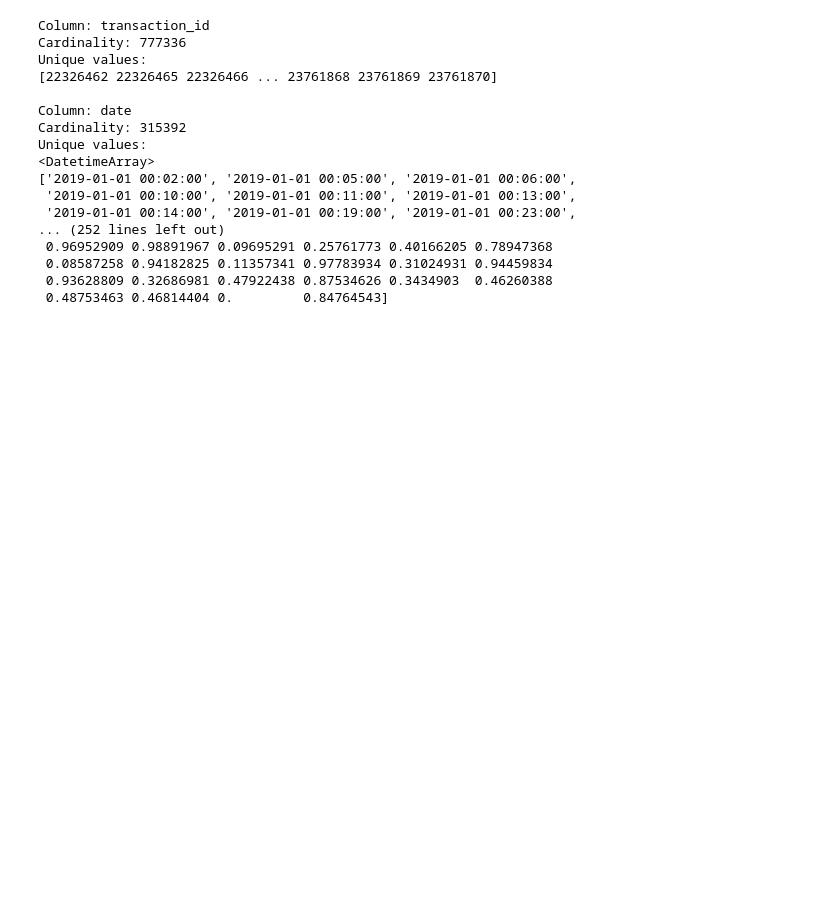
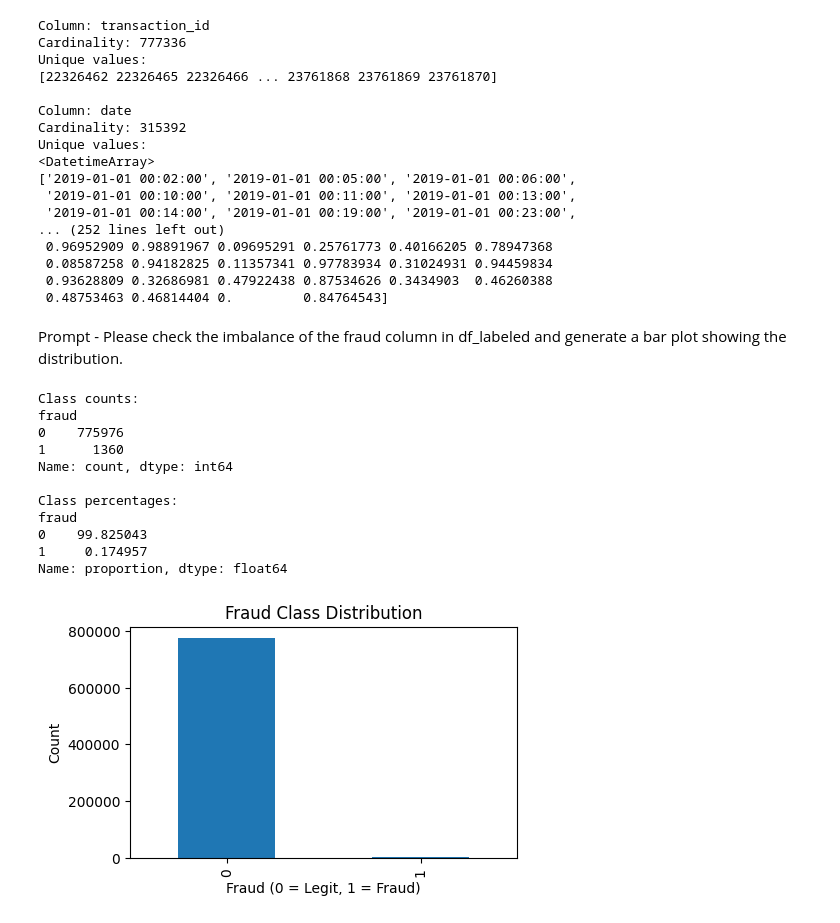
Before and after one commit to journalss2002-gif/DataMining-Fall2025-Project, a Jupyter notebook: data_cleaning.ipynb, the cells around one changed output. Drawn from its saved outputs; the diff is of its cells as text; code cells hidden in the pictures; blank space fills up the shorter version.

```diff
--- a/data_cleaning.ipynb
+++ b/data_cleaning.ipynb
@@ -433,5 +433,41 @@ Unique values:
  0.48753463 0.46814404 0.         0.84764543]
 # %%
 df_labeled = df_labeled.drop(columns=["date", "acct_open_date", "amount", "credit_limit", "total_debt", "yearly_income", "credit_score"])
+# %% [markdown]
+Prompt - Please check the imbalance of the fraud column in df_labeled and generate a bar plot showing the distribution.
+# %%
+# 1. Make sure fraud is encoded as 0/1
+df_labeled['fraud'] = df_labeled['fraud'].astype(int)
+
+# 2. Count raw number of fraud vs non-fraud
+print("Class counts:")
+print(df_labeled['fraud'].value_counts())
+
+# 3. Percentage distribution
+print("\nClass percentages:")
+print(df_labeled['fraud'].value_counts(normalize=True) * 100)
+
+# 4. Optional: Plot imbalance
+import matplotlib.pyplot as plt
+
+plt.figure(figsize=(5,3))
+df_labeled['fraud'].value_counts().plot(kind='bar')
+plt.title('Fraud Class Distribution')
+plt.xlabel('Fraud (0 = Legit, 1 = Fraud)')
+plt.ylabel('Count')
+plt.show()
+# %% [output]
+Class counts:
+fraud
+0    775976
+1      1360
+Name: count, dtype: int64
+
+Class percentages:
+fraud
+0    99.825043
+1     0.174957
+Name: proportion, dtype: float64
+[figure, added]
 # %%
 df_labeled.to_csv("cleaned_dataset.csv", index=False)
```
Also changed, not shown: parts of 3 cells of this notebook, 19 other files.
